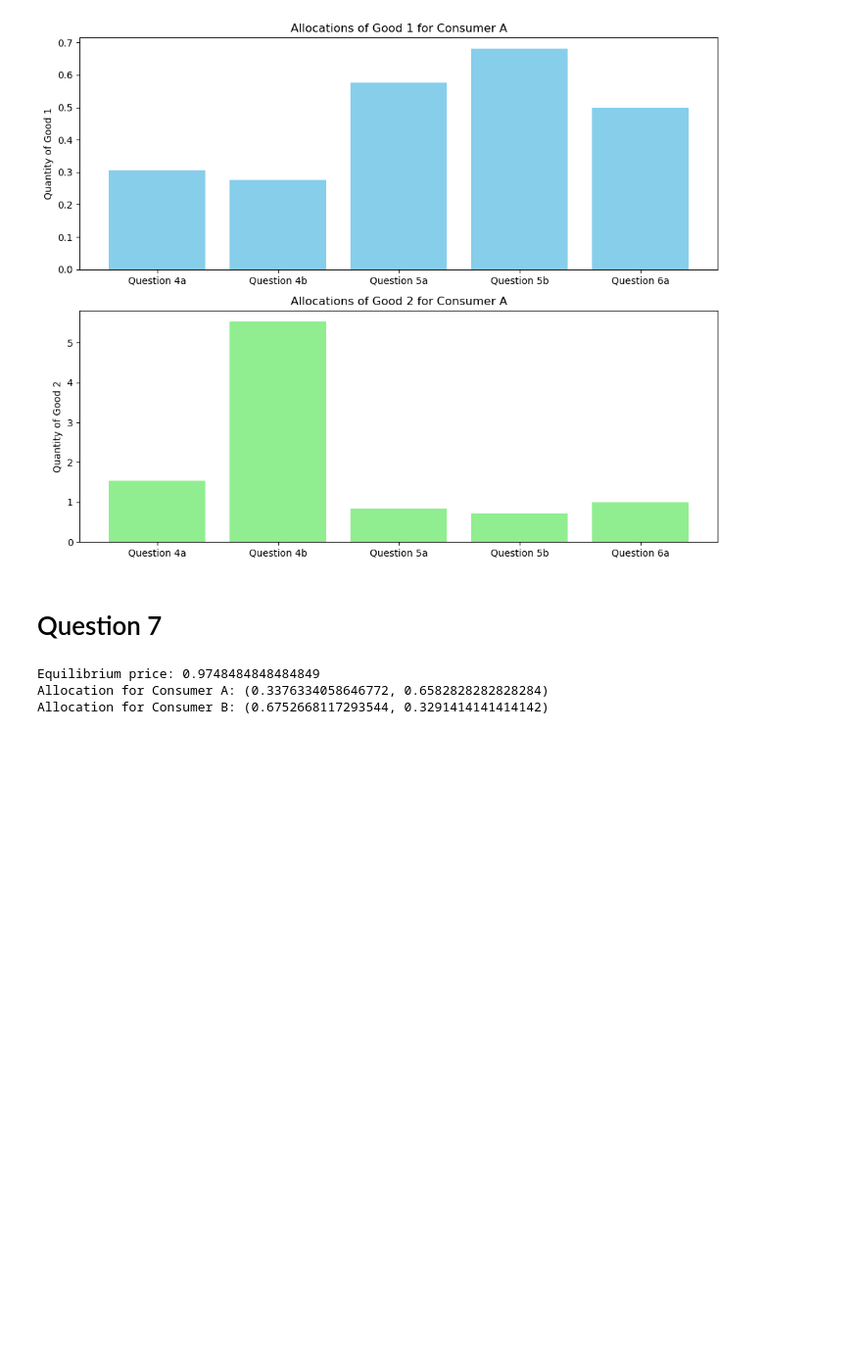
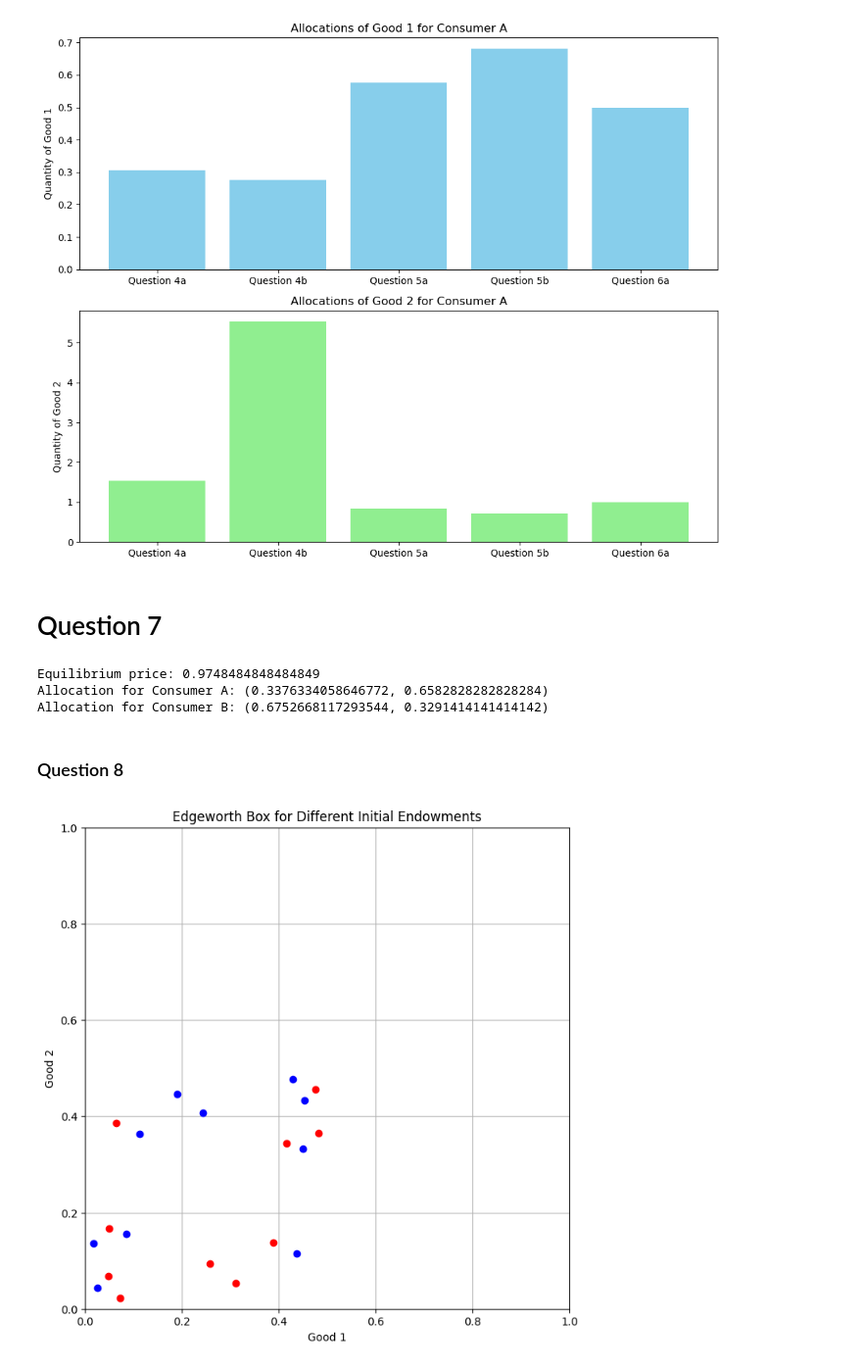
Before and after one commit to NumEconCopenhagen/projects-2024-mikkel-julius-jacob, a Jupyter notebook: inauguralproject/inauguralproject.ipynb, the cells around one changed output. Shown: that part at 98% size. Cells and saved outputs as stored; diff of their text form; code cells hidden in the pictures; blank space fills up the shorter version.

```diff
--- a/inauguralproject/inauguralproject.ipynb
+++ b/inauguralproject/inauguralproject.ipynb
@@ -420,3 +420,59 @@ else:
 Equilibrium price: 0.9748484848484849
 Allocation for Consumer A: (0.3376334058646772, 0.6582828282828284)
 Allocation for Consumer B: (0.6752668117293544, 0.3291414141414142)
+# %% [markdown]
+### Question 8
+# %%
+import numpy as np
+import matplotlib.pyplot as plt
+
+class ExchangeEconomyClass:
+    def __init__(self, alpha, beta, omega_A):
+        # Consumer preferences
+        self.alpha = alpha
+        self.beta = beta
+
+        # Initial endowments (omega_A for consumer A, omega_B is the remainder)
+        self.omega_A = omega_A
+        self.omega_B = np.array([1, 1]) - omega_A  # Assuming total endowment is [1, 1]
+
+    def utility_A(self, x1A, x2A):
+        return x1A ** self.alpha * x2A ** (1 - self.alpha)
+
+    def utility_B(self, x1B, x2B):
+        return x1B ** self.beta * x2B ** (1 - self.beta)
+
+    def find_equilibrium_allocation(self):
+        # Simplified method to find equilibrium allocation for illustration
+        # This would normally involve solving the consumers' optimization problem
+        # Here, we just distribute the endowments equally as a placeholder
+        return self.omega_A / 2, self.omega_B / 2
+
+# Generate a set C of different initial endowments ωA
+C = np.random.rand(10, 2)  # For instance, 10 random endowments
+
+# Placeholder for equilibrium allocations
+equilibrium_allocations_A = []
+equilibrium_allocations_B = []
+
+# Analyzing each endowment in set C
+for omega_A in C:
+    economy = ExchangeEconomyClass(alpha=1/3, beta=2/3, omega_A=omega_A)
+    eq_alloc_A, eq_alloc_B = economy.find_equilibrium_allocation()
+    equilibrium_allocations_A.append(eq_alloc_A)
+    equilibrium_allocations_B.append(eq_alloc_B)
+
+# Plotting the Edgeworth Box
+plt.figure(figsize=(8, 8))
+for alloc_A, alloc_B in zip(equilibrium_allocations_A, equilibrium_allocations_B):
+    plt.plot(alloc_A[0], alloc_A[1], 'ro')  # Plotting allocations for Consumer A
+    plt.plot(alloc_B[0], alloc_B[1], 'bo')  # Plotting allocations for Consumer B
+plt.xlim(0, 1)
+plt.ylim(0, 1)
+plt.xlabel('Good 1')
+plt.ylabel('Good 2')
+plt.title('Edgeworth Box for Different Initial Endowments')
+plt.grid(True)
+plt.show()
+# %% [output]
+[figure, added]
```
